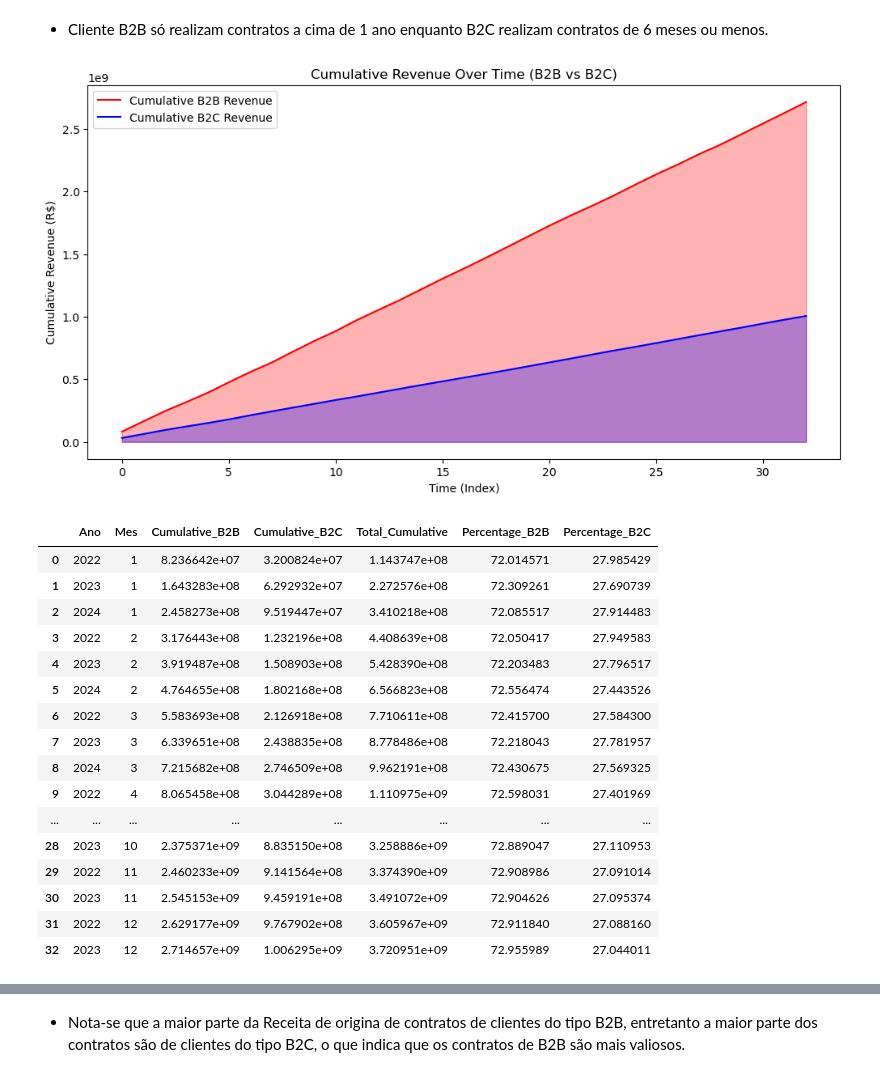
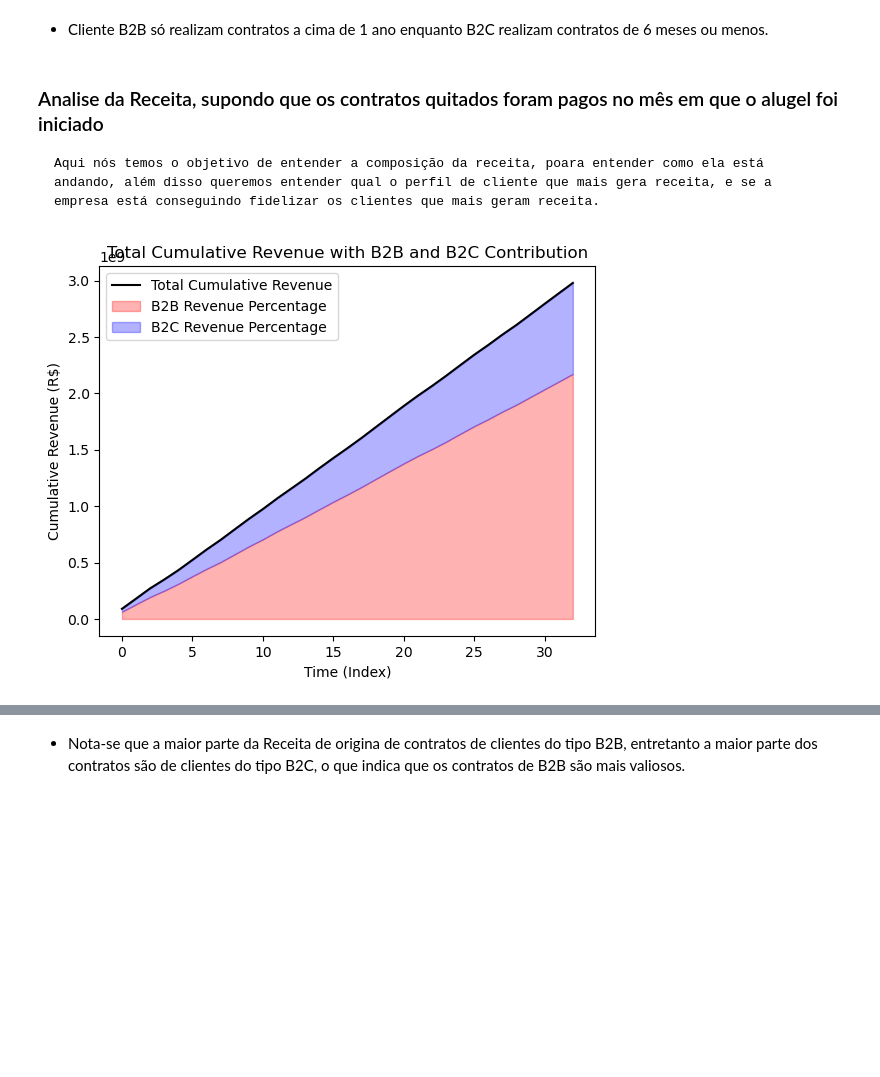
Before and after one commit to Henrique-Albuquerque2/PS-IJR-Grupo10, a Jupyter notebook: AnaliseAluguel.ipynb, the cells around one changed output, grey strips where cells are left out. Cells and saved outputs as stored; diff of their text form; code cells hidden in the pictures; blank space fills up the shorter version.

Commit message:
Analise Receita e Demana

```diff
--- a/AnaliseAluguel.ipynb
+++ b/AnaliseAluguel.ipynb
@@ -249,5 +252,9 @@ Valor do contrato do aluguel           0.87802                       1.00000
 # %% [markdown]
 - Cliente B2B só realizam contratos a cima de 1 ano enquanto B2C realizam contratos de 6 meses ou menos.
+# %% [markdown]
+### Analise da Receita, supondo que os contratos quitados foram pagos no mês em que o alugel foi iniciado
+
+    Aqui nós temos o objetivo de entender a composição da receita, poara entender como ela está andando, além disso queremos entender qual o perfil de cliente que mais gera receita, e se a empresa está conseguindo fidelizar os clientes que mais geram receita.
 # %%
 # Analise da receita basica total acumulativa no tempo, desde o começo da empresa, e explorar a porcentagem de receita de cada tipo de cliente
 # Plotando o gráfico da Receita cumulativa total ao longo do tempo, analisando a receita mensal, e a porcentagem de receita de cada tipo de cliente
@@ -261,7 +268,7 @@ db_alugueis['Mes'] = db_alugueis['Data de início do aluguel'].dt.month
 db_alugueis['Ano'] = db_alugueis['Data de início do aluguel'].dt.year
 
 # Step 2: Filter out rentals that were cancelled
-db_alugueis_filtered = db_alugueis[db_alugueis['Contrato cancelado antes do prazo'] != 'sim']
+db_alugueis_filtered = db_alugueis[(db_alugueis['Contrato cancelado antes do prazo'] != 'sim') & (db_alugueis['Estado de pagamento'] != 'pendente')]
 
 # Step 3: Group by year, month, and customer type, then calculate total revenue for each group
 monthly_revenue = db_alugueis_filtered.groupby(['Mes', 'Ano', 'Tipo do cliente'])['Valor do contrato do aluguel'].sum().reset_index()
@@ -273,65 +280,31 @@ monthly_revenue_b2c = monthly_revenue[monthly_revenue['Tipo do cliente'] == 'b2c
 # Step 5: Calculate cumulative revenue for B2B and B2C clients
 monthly_revenue_b2b['Cumulative_B2B'] = monthly_revenue_b2b['Valor do contrato do aluguel'].cumsum()
 monthly_revenue_b2c['Cumulative_B2C'] = monthly_revenue_b2c['Valor do contrato do aluguel'].cumsum()
 
 # Step 6: Merge the two DataFrames (B2B and B2C) on Year and Month, fill missing values with 0
 merged_revenue = pd.merge(monthly_revenue_b2b[['Ano', 'Mes', 'Cumulative_B2B']],
                           monthly_revenue_b2c[['Ano', 'Mes', 'Cumulative_B2C']],
                           on=['Ano', 'Mes'], how='outer').fillna(0)
 
 # Step 7: Calculate the total cumulative revenue and percentage contributions for each type
 merged_revenue['Total_Cumulative'] = merged_revenue['Cumulative_B2B'] + merged_revenue['Cumulative_B2C']
 merged_revenue['Percentage_B2B'] = (merged_revenue['Cumulative_B2B'] / merged_revenue['Total_Cumulative']) * 100
 merged_revenue['Percentage_B2C'] = (merged_revenue['Cumulative_B2C'] / merged_revenue['Total_Cumulative']) * 100
 
-# Step 8: Plot the cumulative revenue with percentage contributions for B2B and B2C
-plt.figure(figsize=(12, 6))
-plt.plot(merged_revenue['Cumulative_B2B'], label='Cumulative B2B Revenue', color='red')
-plt.plot(merged_revenue['Cumulative_B2C'], label='Cumulative B2C Revenue', color='blue')
-plt.fill_between(range(len(merged_revenue)), merged_revenue['Cumulative_B2B'], color='red', alpha=0.3)
-plt.fill_between(range(len(merged_revenue)), merged_revenue['Cumulative_B2C'], color='blue', alpha=0.3)
-
-plt.title('Cumulative Revenue Over Time (B2B vs B2C)')
-plt.xlabel('Time (Index)')
-plt.ylabel('Cumulative Revenue (R$)')
-plt.legend()
-plt.show()
-
-display(merged_revenue)
-
-plt.figure(figsize=(12, 6))
-
 # Plot total cumulative revenue
 plt.plot(merged_revenue['Total_Cumulative'], label='Total Cumulative Revenue', color='black')
 
 # Shade the area for B2B and B2C percentages
 plt.fill_between(range(len(merged_revenue)), 0, merged_revenue['Total_Cumulative'] * (merged_revenue['Percentage_B2B'] / 100),
                  color='red', alpha=0.3, label='B2B Revenue Percentage')
 plt.fill_between(range(len(merged_revenue)),
                  merged_revenue['Total_Cumulative'] * (merged_revenue['Percentage_B2B'] / 100),
                  merged_revenue['Total_Cumulative'], color='blue', alpha=0.3, label='B2C Revenue Percentage')
 
 plt.title('Total Cumulative Revenue with B2B and B2C Contribution')
 plt.xlabel('Time (Index)')
 plt.ylabel('Cumulative Revenue (R$)')
 plt.legend()
 plt.show()
 # %% [output]
-[figure, old version]
+[figure, new version]
-|  | Ano | Mes | Cumulative_B2B | Cumulative_B2C | Total_Cumulative | Percentage_B2B | Percentage_B2C |
-| 0 | 2022 | 1 | 8.236642e+07 | 3.200824e+07 | 1.143747e+08 | 72.014571 | 27.985429 |
-| 1 | 2023 | 1 | 1.643283e+08 | 6.292932e+07 | 2.272576e+08 | 72.309261 | 27.690739 |
-| 2 | 2024 | 1 | 2.458273e+08 | 9.519447e+07 | 3.410218e+08 | 72.085517 | 27.914483 |
-| 3 | 2022 | 2 | 3.176443e+08 | 1.232196e+08 | 4.408639e+08 | 72.050417 | 27.949583 |
-| 4 | 2023 | 2 | 3.919487e+08 | 1.508903e+08 | 5.428390e+08 | 72.203483 | 27.796517 |
-| 5 | 2024 | 2 | 4.764655e+08 | 1.802168e+08 | 6.566823e+08 | 72.556474 | 27.443526 |
-| 6 | 2022 | 3 | 5.583693e+08 | 2.126918e+08 | 7.710611e+08 | 72.415700 | 27.584300 |
-| 7 | 2023 | 3 | 6.339651e+08 | 2.438835e+08 | 8.778486e+08 | 72.218043 | 27.781957 |
-| 8 | 2024 | 3 | 7.215682e+08 | 2.746509e+08 | 9.962191e+08 | 72.430675 | 27.569325 |
-| 9 | 2022 | 4 | 8.065458e+08 | 3.044289e+08 | 1.110975e+09 | 72.598031 | 27.401969 |
-| ... | ... | ... | ... | ... | ... | ... | ... |
-| 28 | 2023 | 10 | 2.375371e+09 | 8.835150e+08 | 3.258886e+09 | 72.889047 | 27.110953 |
-| 29 | 2022 | 11 | 2.460233e+09 | 9.141564e+08 | 3.374390e+09 | 72.908986 | 27.091014 |
-| 30 | 2023 | 11 | 2.545153e+09 | 9.459191e+08 | 3.491072e+09 | 72.904626 | 27.095374 |
-| 31 | 2022 | 12 | 2.629177e+09 | 9.767902e+08 | 3.605967e+09 | 72.911840 | 27.088160 |
-| 32 | 2023 | 12 | 2.714657e+09 | 1.006295e+09 | 3.720951e+09 | 72.955989 | 27.044011 |
```
Also changed, not shown: parts of 14 cells of this notebook.
